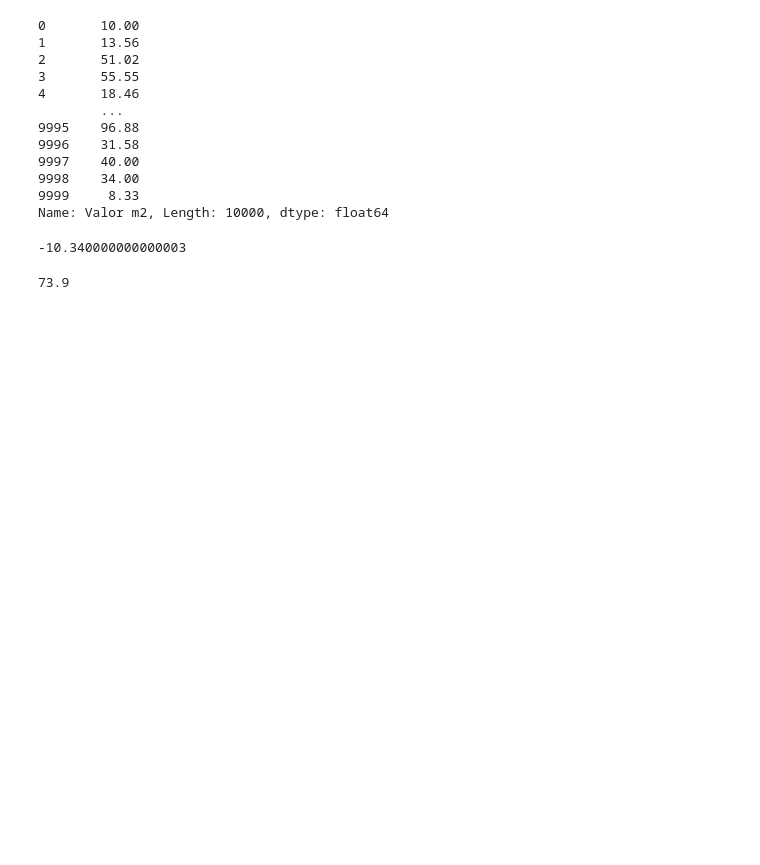
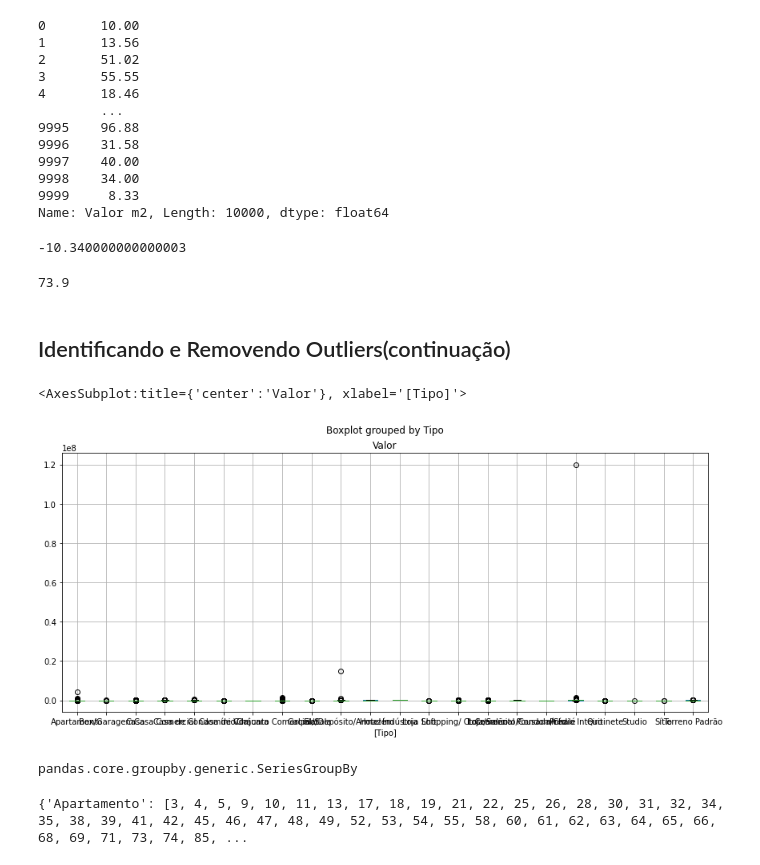
Before and after one commit to raphapfeifer/dados_pandas, a Jupyter notebook: Identificando e Removendo Outliers.ipynb, the cells around one changed output. Cells and saved outputs as stored; diff of their text form; code cells hidden in the pictures; blank space fills up the shorter version.

Commit message:
Tirando outliers por grupos

```diff
--- a/Identificando e Removendo Outliers.ipynb
+++ b/Identificando e Removendo Outliers.ipynb
@@ -92,3 +92,10 @@ limite_inferior
 limite_superior
 # %% [output]
 73.9
+# %% [markdown]
+## Identificando e Removendo Outliers(continuação)
+# %%
+dados.boxplot(['Valor'], by = ['Tipo'])
+# %% [output]
+<AxesSubplot:title={'center':'Valor'}, xlabel='[Tipo]'>
+[figure, added]
@@ -94,0 +104,8 @@ limite_superior
+# %%
+type(grupo_tipo)
+# %% [output]
+pandas.core.groupby.generic.SeriesGroupBy
+# %%
+grupo_tipo.groups
+# %% [output]
+{'Apartamento': [3, 4, 5, 9, 10, 11, 13, 17, 18, 19, 21, 22, 25, 26, 28, 30, 31, 32, 34, 35, 38, 39, 41, 42, 45, 46, 47, 48, 49, 52, 53, 54, 55, 58, 60, 61, 62, 63, 64, 65, 66, 68, 69, 71, 73, 74, 85, ...
```
Also changed, not shown: parts of 11 cells of this notebook, 1 other file.
